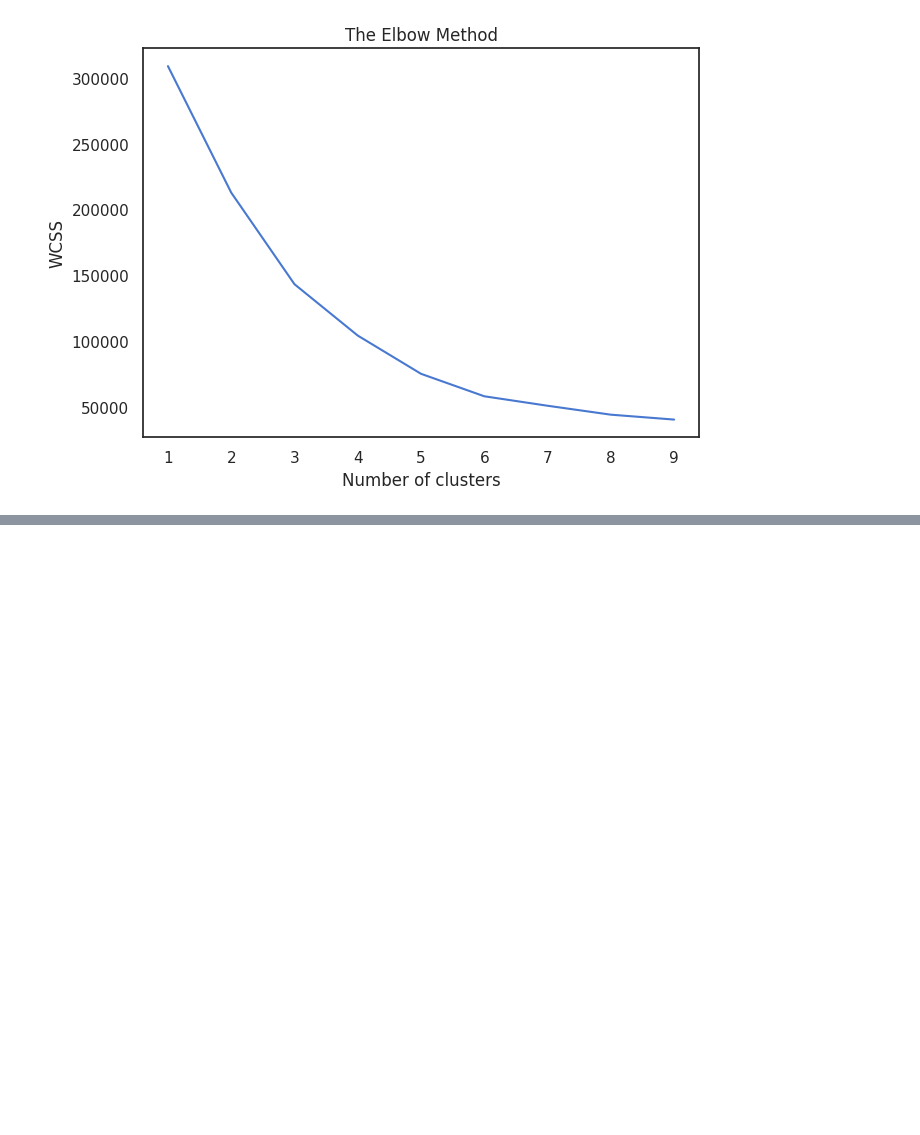
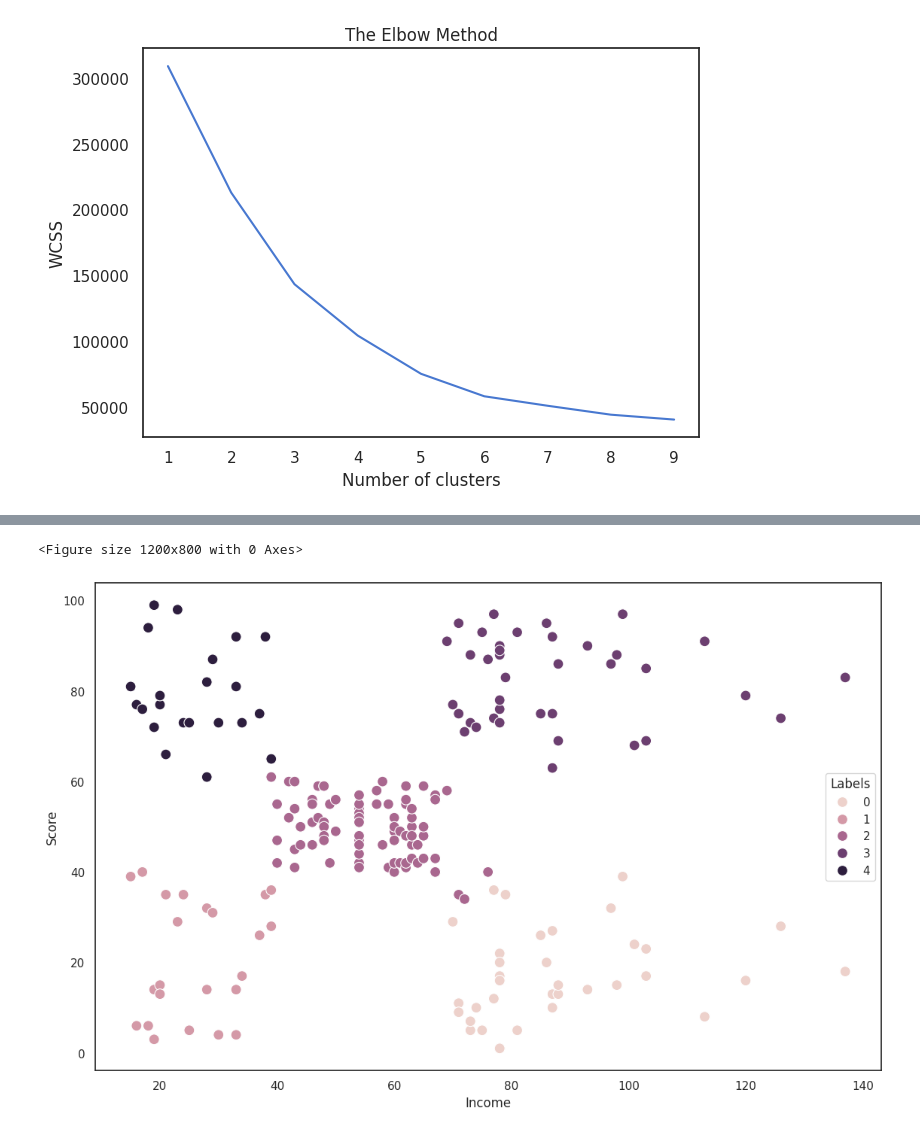
Before and after one commit to krishnadixit05/Mall-Customer-Segmentation, a Jupyter notebook: Hierarchial_Clustering_and_DBSCAN(AI_pr).ipynb, the cells around one changed output, grey strips where cells are left out. Saved outputs shown, nothing was run; the diff lists cells and outputs as text; code cells hidden in the pictures; blank space fills up the shorter version.

```diff
--- a/Hierarchial_Clustering_and_DBSCAN(AI_pr).ipynb
+++ b/Hierarchial_Clustering_and_DBSCAN(AI_pr).ipynb
@@ -672,0 +676,15 @@ KeyError: 'Labels'
+# %%
+# Let's see with 5 Clusters
+km5 = KMeans(n_clusters=5).fit(dataset_1[['Income', 'Score']]) # Removed 'Age' from the list of features
+
+# Let's see with 5 Clusters
+km5 = KMeans(n_clusters=5).fit(dataset_1[['Income', 'Score']]) # Removed 'Age' from the list of features
+
+dataset_1['Labels'] = km5.labels_
+plt.figure(figsize=(12, 8))
+# Pass x, y, and hue as keyword arguments
+sns.scatterplot(x=dataset_1['Income'], y=dataset_1['Score'], hue=dataset_1['Labels'], s=100)
+plt.show() # Add plt.show() to display the plot
+# %% [output]
+<Figure size 1200x800 with 0 Axes>
+[figure, added]
```
Also changed, not shown: parts of 22 cells of this notebook.
